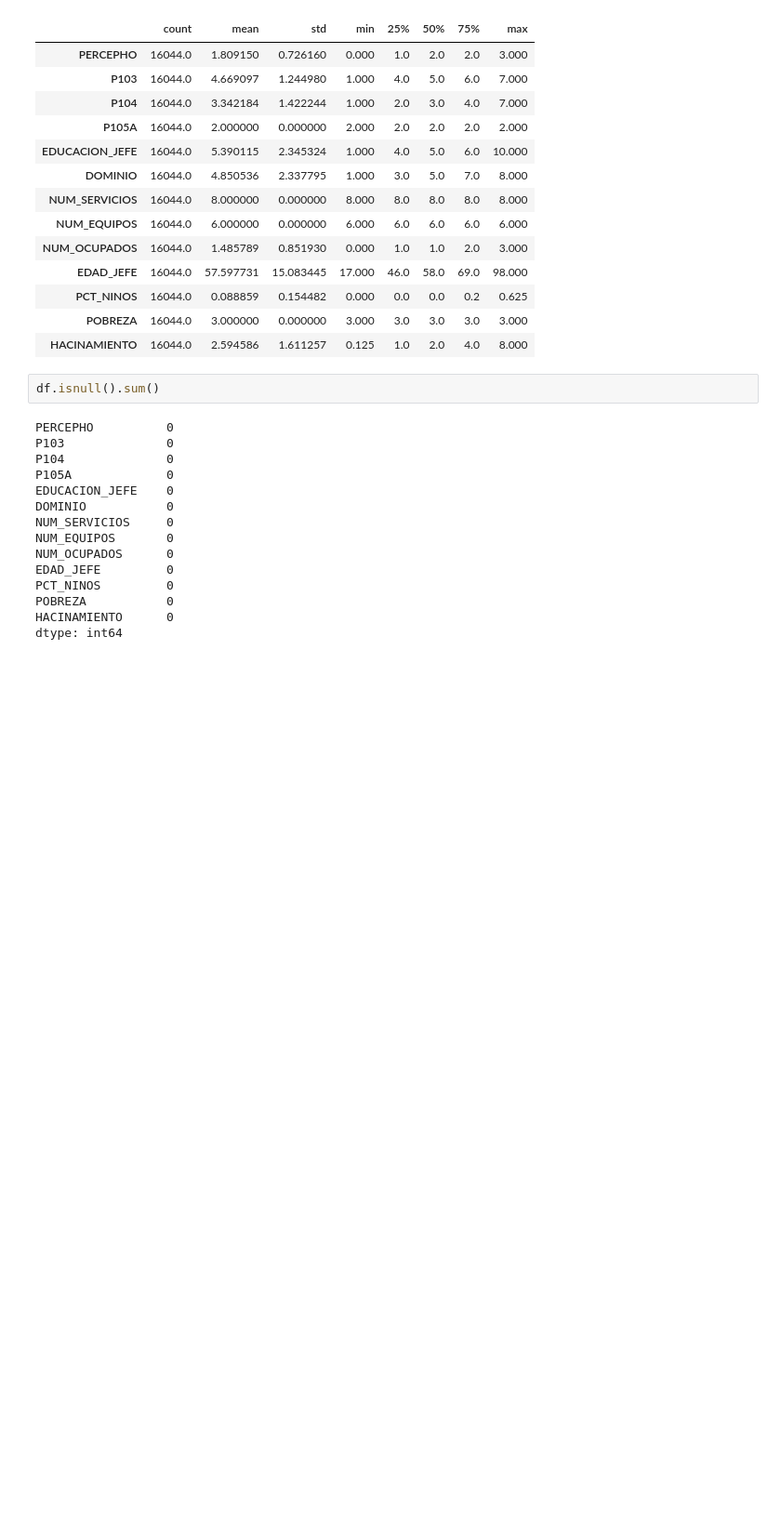
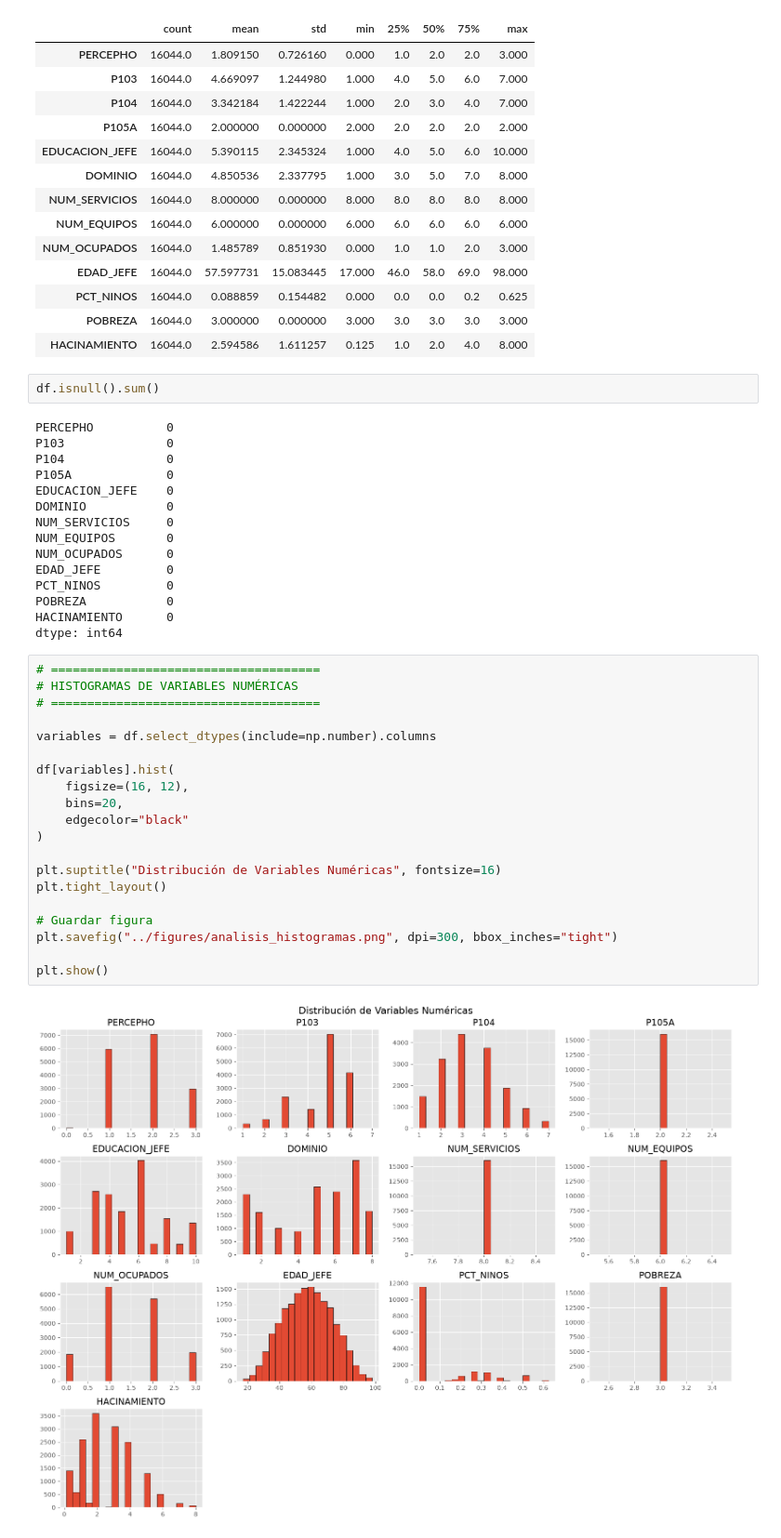
Before and after one commit to DianAnto2103/AnalisisENAHO2025, a Jupyter notebook: notebooks/03_Analisis_Visualizacion_y_conclusiones.ipynb, the cells around one changed output. Shown at 93% size. Drawn from its saved outputs; the diff is of its cells as text; blank space fills up the shorter version.

```diff
--- a/notebooks/03_Analisis_Visualizacion_y_conclusiones.ipynb
+++ b/notebooks/03_Analisis_Visualizacion_y_conclusiones.ipynb
@@ -107,3 +107,25 @@ PCT_NINOS         0
 POBREZA           0
 HACINAMIENTO      0
 dtype: int64
+# %%
+# =====================================
+# HISTOGRAMAS DE VARIABLES NUMÉRICAS
+# =====================================
+
+variables = df.select_dtypes(include=np.number).columns
+
+df[variables].hist(
+    figsize=(16, 12),
+    bins=20,
+    edgecolor="black"
+)
+
+plt.suptitle("Distribución de Variables Numéricas", fontsize=16)
+plt.tight_layout()
+
+# Guardar figura
+plt.savefig("../figures/analisis_histogramas.png", dpi=300, bbox_inches="tight")
+
+plt.show()
+# %% [output]
+[figure, added]
```
Also changed, not shown: parts of 1 cell of this notebook, 1 other file.
